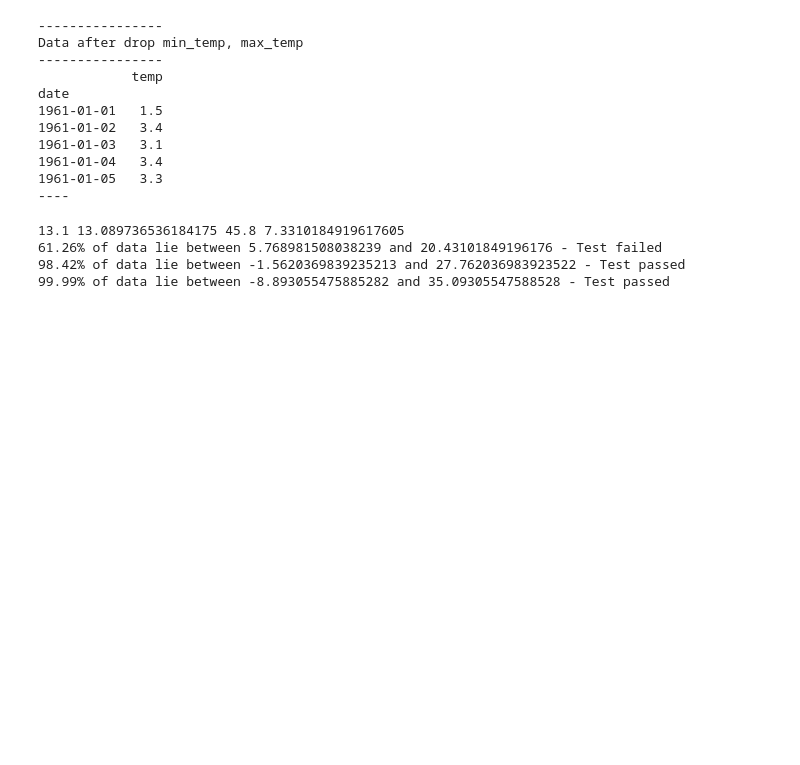
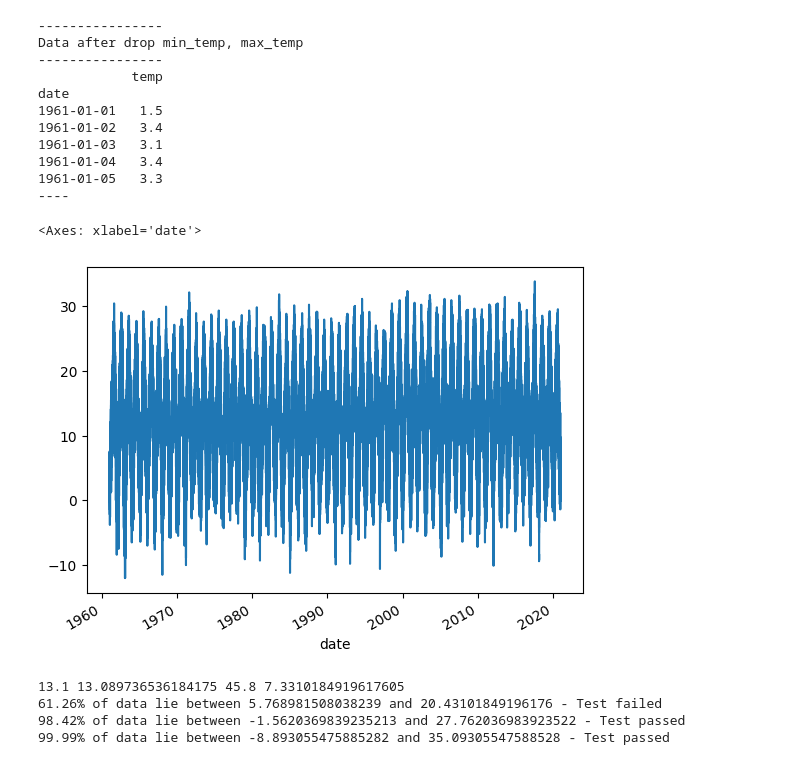
Before and after one commit to simonefontanella/op-anal, a Jupyter notebook: climate_change.ipynb, the cells around one changed output. Drawn from its saved outputs; the diff is of its cells as text; code cells hidden in the pictures; blank space fills up the shorter version.

```diff
--- a/climate_change.ipynb
+++ b/climate_change.ipynb
@@ -52,6 +52,11 @@ date
 1961-01-04   3.4
 1961-01-05   3.3
 ----
+# %%
+data['temp'].plot()
+# %% [output]
+<Axes: xlabel='date'>
+[figure, added]
 # %%
 # check data distribution
 A, M, R, STD = data["temp"].median(), data["temp"].mean(), data["temp"].max() - data["temp"].min(), data["temp"].std()
```
Also changed, not shown: parts of 8 cells of this notebook, 2 other files.
